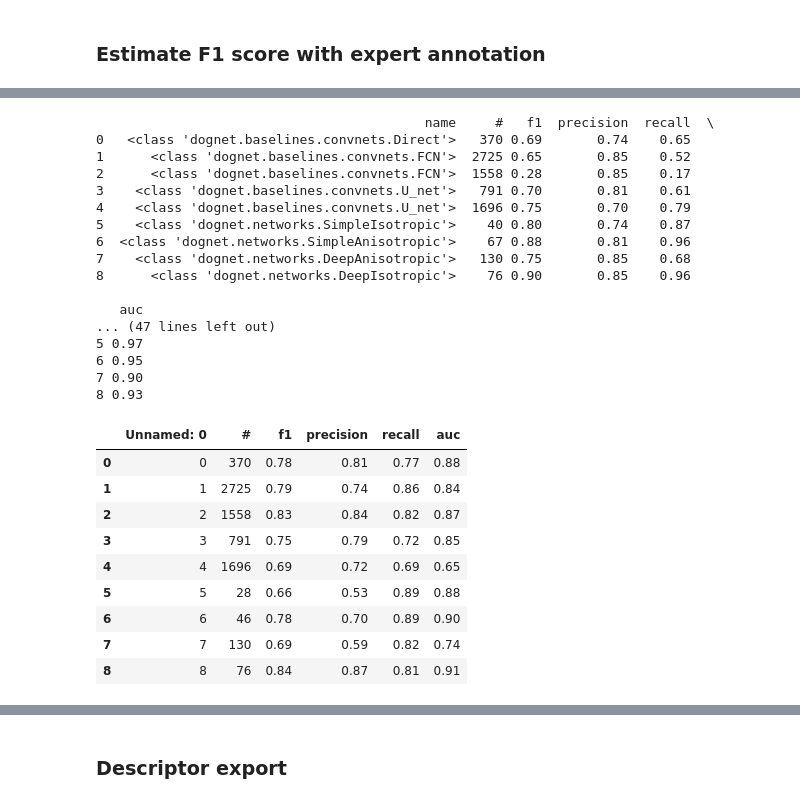
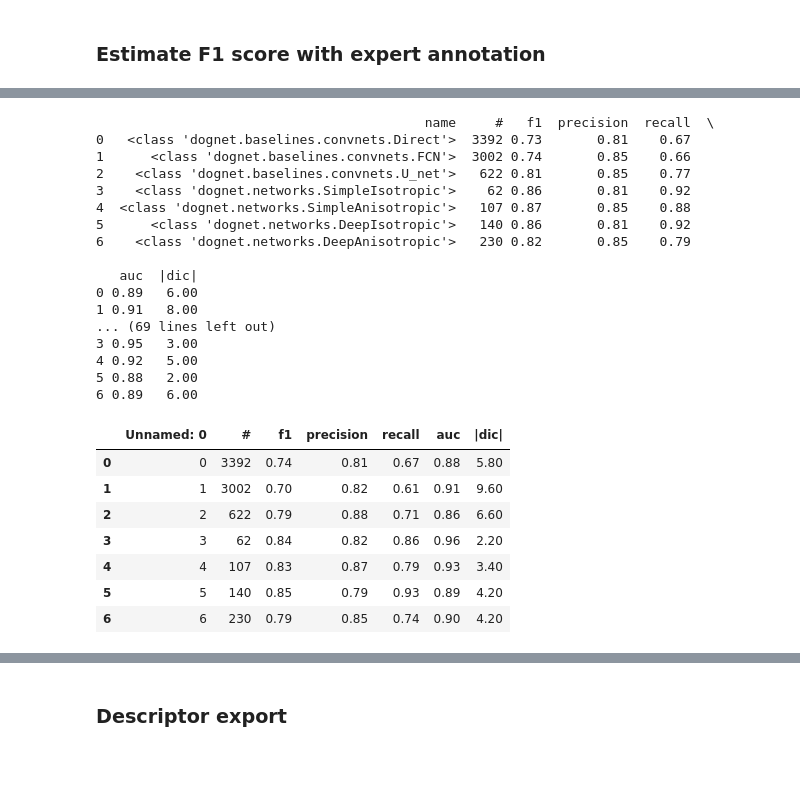
Before and after one commit to kulikovv/dognet, a Jupyter notebook: notebooks/weiler14.ipynb, the cells around one changed output, grey strips where cells are left out. Drawn from its saved outputs; the diff is of its cells as text; code cells hidden in the pictures; blank space fills up the shorter version.

```diff
--- a/notebooks/weiler14.ipynb
+++ b/notebooks/weiler14.ipynb
@@ -224,21 +221,20 @@ import pandas as pd
 
 gen = dognet.create_generator(train_images,train_labels)
 
+from dognet.baselines.convnets import Direct,FCN,U_net
+
 pd.options.display.float_format = '{:,.2f}'.format
 
+nin=3
+baselines = [Direct(nin), FCN(nin), U_net(nin,4)]
 
-baselines = [dognet.baselines.Direct(3,3),
-       dognet.baselines.FCN(3,4),
-       dognet.baselines.FCN(3,3),
-       dognet.baselines.U_net(3,2),
-       dognet.baselines.U_net(3,3)]
 
-deepdogs = [
-            dognet.SimpleIsotropic(3,15,3),
-       dognet.SimpleAnisotropic(3,15,3),
-       dognet.DeepAnisotropic(3,15,3,2),
-       dognet.DeepIsotropic(3,15,3,2),
-            ]
+deepdogs = [dognet.SimpleIsotropic(nin,15,5),
+            dognet.SimpleAnisotropic(nin,15,5),
+            dognet.DeepIsotropic(nin,15,5),
+            dognet.DeepAnisotropic(nin,15,5)]
+
+
 def estimate(net,th=3):
     img = np.array(np.mean(new_weiler[:,:3,300:400,800:900],axis=1).transpose(2,1,0)).astype(np.float)
     res = inference(net,img.transpose(2,0,1))
@@ -248,52 +244,51 @@ def estimate(net,th=3):
     gt_pts = np.array([[x,y] for x,y in zip(annotation["X"][0,1:]-1.,annotation["Y"][0,1:]-1.)])
     prec,rec,f1,_ = dognet.get_metric(gt_pts,pts,s=3)
     fpr, tpr, thresholds = roc_curve( y_gt.flatten(),res[0,0].flatten())
-    return f1,prec,rec,auc(fpr, tpr)
+    return f1,prec,rec,auc(fpr, tpr),abs(float(pts.shape[0])-float(gt_pts.shape[0]))
+
 def run_benchmark(networks,name,gen,nrun=0):
     result = []
     for n in networks:
         net,errors =dognet.train_routine(n.cuda(),gen,n_iter=3000,margin=5,lr=0.001,loss='softdice',verbose=False)
         result.append([net.__class__,dognet.get_n_params(net)]+list(estimate(net)))
     df = pd.DataFrame(result)
-    df.columns = ['name','#','f1','precision','recall','auc']
+    df.columns = ['name','#','f1','precision','recall','auc','|dic|']
     df.to_csv('weiler_results_{}_{}.csv'.format(name,nrun))
     print(df)
 
-for nrun in range(3):
+for nrun in range(5):
     run_benchmark(baselines+deepdogs,"all",gen,nrun)
 # %% [output]
                                           name     #   f1  precision  recall  \
-0   <class 'dognet.baselines.convnets.Direct'>   370 0.69       0.74    0.65
-1      <class 'dognet.baselines.convnets.FCN'>  2725 0.65       0.85    0.52
-2      <class 'dognet.baselines.convnets.FCN'>  1558 0.28       0.85    0.17
-3    <class 'dognet.baselines.convnets.U_net'>   791 0.70       0.81    0.61
-4    <class 'dognet.baselines.convnets.U_net'>  1696 0.75       0.70    0.79
-5    <class 'dognet.networks.SimpleIsotropic'>    40 0.80       0.74    0.87
-6  <class 'dognet.networks.SimpleAnisotropic'>    67 0.88       0.81    0.96
-7    <class 'dognet.networks.DeepAnisotropic'>   130 0.75       0.85    0.68
-8      <class 'dognet.networks.DeepIsotropic'>    76 0.90       0.85    0.96
+0   <class 'dognet.baselines.convnets.Direct'>  3392 0.73       0.81    0.67
+1      <class 'dognet.baselines.convnets.FCN'>  3002 0.74       0.85    0.66
+2    <class 'dognet.baselines.convnets.U_net'>   622 0.81       0.85    0.77
+3    <class 'dognet.networks.SimpleIsotropic'>    62 0.86       0.81    0.92
+4  <class 'dognet.networks.SimpleAnisotropic'>   107 0.87       0.85    0.88
+5      <class 'dognet.networks.DeepIsotropic'>   140 0.86       0.81    0.92
+6    <class 'dognet.networks.DeepAnisotropic'>   230 0.82       0.85    0.79
 
-   auc
-... (47 lines left out)
-5 0.97
-6 0.95
-7 0.90
-8 0.93
+   auc  |dic|
+0 0.89   6.00
+1 0.91   8.00
+... (69 lines left out)
+3 0.95   3.00
+4 0.92   5.00
+5 0.88   2.00
+6 0.89   6.00
 # %%
-csvs = [pd.read_csv('prism_results_all{}.csv'.format(i)) for i in range(3)]
+csvs = [pd.read_csv('weiler_results_all_{}.csv'.format(i)) for i in range(5)]
 df_concat = pd.concat(csvs)
 df_concat.groupby(level=0).mean()
 # %% [output]
-|  | Unnamed: 0 | # | f1 | precision | recall | auc |
-| 0 | 0 | 370 | 0.78 | 0.81 | 0.77 | 0.88 |
-| 1 | 1 | 2725 | 0.79 | 0.74 | 0.86 | 0.84 |
-| 2 | 2 | 1558 | 0.83 | 0.84 | 0.82 | 0.87 |
-| 3 | 3 | 791 | 0.75 | 0.79 | 0.72 | 0.85 |
-| 4 | 4 | 1696 | 0.69 | 0.72 | 0.69 | 0.65 |
-| 5 | 5 | 28 | 0.66 | 0.53 | 0.89 | 0.88 |
-| 6 | 6 | 46 | 0.78 | 0.70 | 0.89 | 0.90 |
-| 7 | 7 | 130 | 0.69 | 0.59 | 0.82 | 0.74 |
-| 8 | 8 | 76 | 0.84 | 0.87 | 0.81 | 0.91 |
+|  | Unnamed: 0 | # | f1 | precision | recall | auc | |dic| |
+| 0 | 0 | 3392 | 0.74 | 0.81 | 0.67 | 0.88 | 5.80 |
+| 1 | 1 | 3002 | 0.70 | 0.82 | 0.61 | 0.91 | 9.60 |
+| 2 | 2 | 622 | 0.79 | 0.88 | 0.71 | 0.86 | 6.60 |
+| 3 | 3 | 62 | 0.84 | 0.82 | 0.86 | 0.96 | 2.20 |
+| 4 | 4 | 107 | 0.83 | 0.87 | 0.79 | 0.93 | 3.40 |
+| 5 | 5 | 140 | 0.85 | 0.79 | 0.93 | 0.89 | 4.20 |
+| 6 | 6 | 230 | 0.79 | 0.85 | 0.74 | 0.90 | 4.20 |
 # %%
 img = np.array(np.mean(new_weiler[:,:3,300:400,800:900],axis=1)).astype(np.float)
 y_gt = make_labels(img,annotation["X"][0,1:]-1,annotation["Y"][0,1:]-1.)
```
Also changed, not shown: parts of 4 cells of this notebook, 9 other files.
